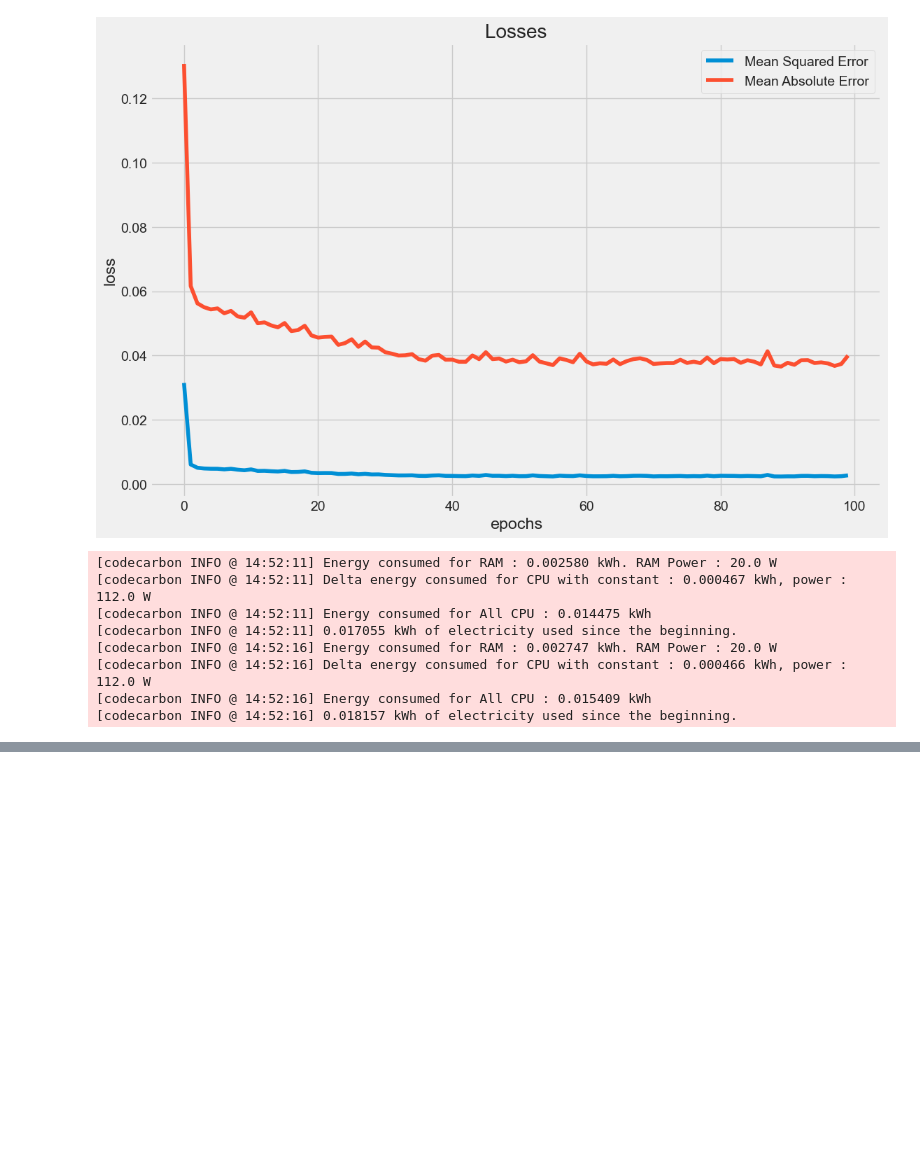
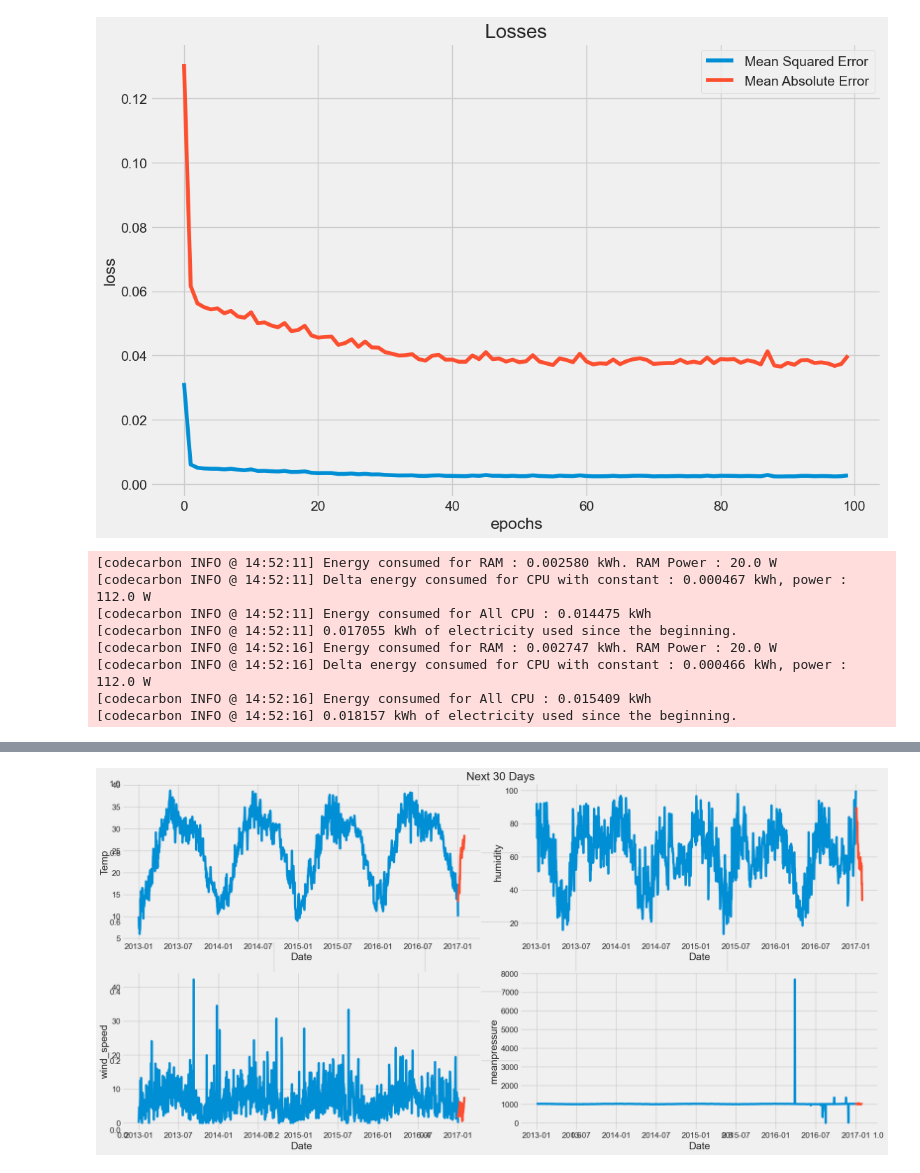
Before and after one commit to Wedenborg/MLOPS-Hackathon, a Jupyter notebook: PredictionLSTM.ipynb, the cells around one changed output, grey strips where cells are left out. Saved outputs shown, nothing was run; the diff lists cells and outputs as text; code cells hidden in the pictures; blank space fills up the shorter version.

```diff
--- a/PredictionLSTM.ipynb
+++ b/PredictionLSTM.ipynb
@@ -252,0 +612,11 @@ Emissions: 0.0026329530544432675 kg CO₂eq
+# %%
+future = 30
+forcast = []
+Xin = x_test[-1 :, :, :]
+time = []
+for i in range(0, future):
+    out = model2.predict(Xin, batch_size=5)
+    forcast.append(out[0])
+    print(forcast)
+    Xin = insert_end(Xin, out[0, 0])
+    time.append(pd.to_datetime(df.index[-1]) + timedelta(days=i))
@@ -252,0 +641,9 @@ Emissions: 0.0026329530544432675 kg CO₂eq
+# %%
+forcasted_output = np.asanyarray(forcast)
+forcasted_output = scaler.inverse_transform(forcasted_output)
+# %%
+forcasted_output = pd.DataFrame(forcasted_output)
+date = pd.DataFrame(time)
+df_result = pd.concat([date,forcasted_output], axis=1)
+df_result.columns = "Date", 'meantemp', 'humidity', 'wind_speed', 'meanpressure'
+df_result.head()
@@ -252,0 +657,32 @@ Emissions: 0.0026329530544432675 kg CO₂eq
+# %%
+plt.figure(figsize=(20, 10))
+plt.title('Next 30 Days')
+
+plt.subplot(2, 2, 1)
+plt.plot(df['meantemp'])
+plt.plot(df_result.set_index('Date')[['meantemp']])
+plt.xlabel('Date', fontsize=18)
+plt.ylabel('Temp' ,fontsize=18)
+
+plt.subplot(2, 2, 2)
+plt.plot(df['humidity'])
+plt.plot(df_result.set_index('Date')[['humidity']])
+plt.xlabel('Date', fontsize=18)
+plt.ylabel('humidity' ,fontsize=18)
+
+plt.subplot(2, 2, 3)
+plt.plot(df['wind_speed'])
+plt.plot(df_result.set_index('Date')[['wind_speed']])
+plt.xlabel('Date', fontsize=18)
+plt.ylabel('wind_speed' ,fontsize=18)
+
+plt.subplot(2, 2, 4)
+plt.plot(df['meanpressure'])
+plt.plot(df_result.set_index('Date')[['meanpressure']])
+plt.xlabel('Date', fontsize=18)
+plt.ylabel('meanpressure' ,fontsize=18)
+
+plt.tight_layout()
+plt.show()
+# %% [output]
+[figure, added]
```
Also changed, not shown: parts of 34 cells of this notebook, 2 other files.
